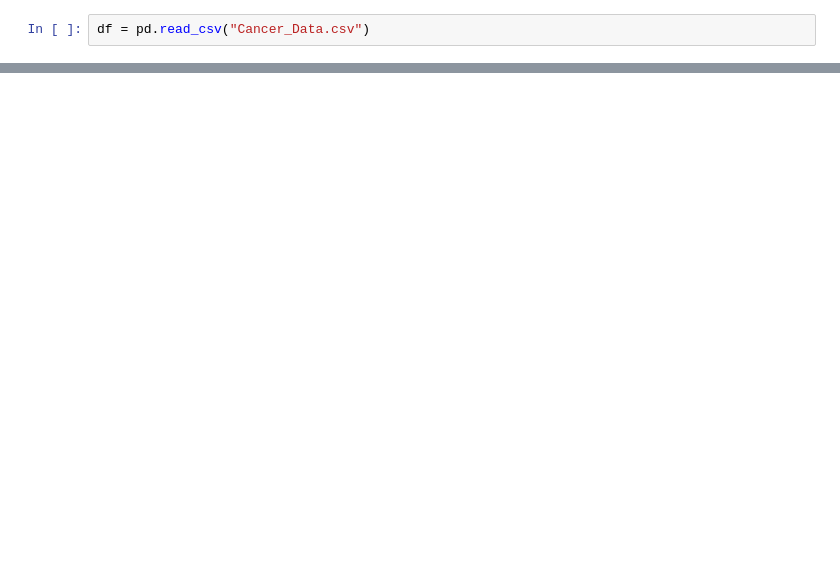
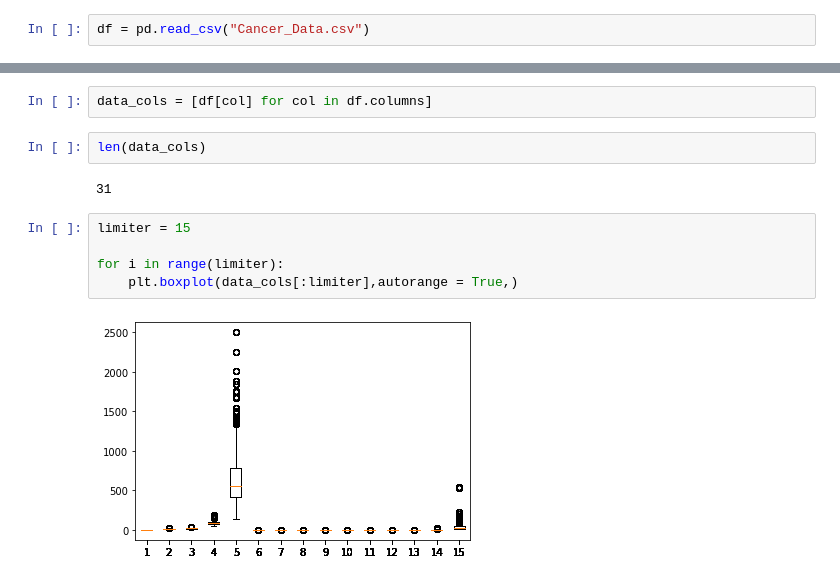
Before and after one commit to Popusa/cancer-cells-analysis-classification, a Jupyter notebook: cancer_data_analysis.ipynb, the cells around one changed output, grey strips where cells are left out. Drawn from its saved outputs; the diff is of its cells as text; blank space fills up the shorter version.

```diff
--- a/cancer_data_analysis.ipynb
+++ b/cancer_data_analysis.ipynb
@@ -24,0 +151,13 @@ df
+# %%
+data_cols = [df[col] for col in df.columns]
+# %%
+len(data_cols)
+# %% [output]
+31
+# %%
+limiter = 15
+
+for i in range(limiter):
+    plt.boxplot(data_cols[:limiter],autorange = True,)
+# %% [output]
+[figure, added]
```
Also changed, not shown: parts of 21 cells of this notebook.
